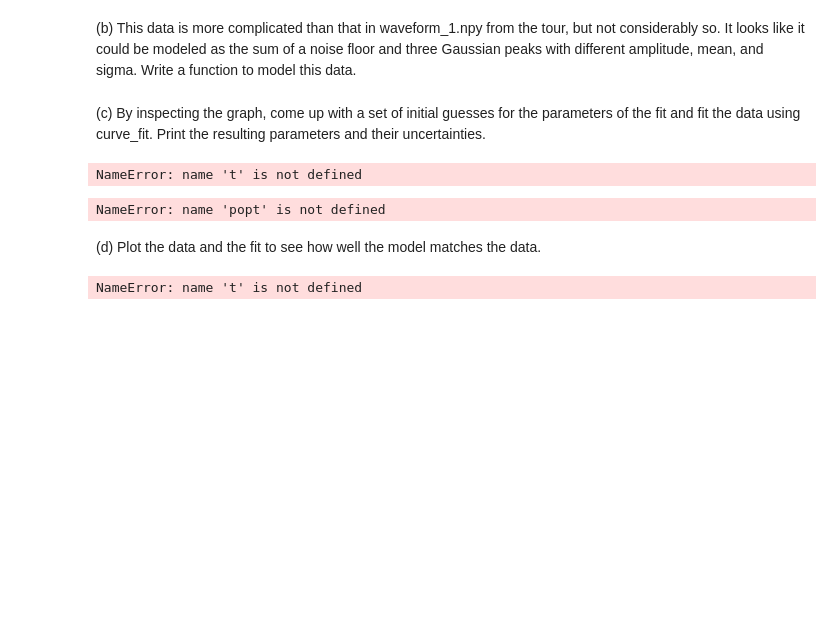
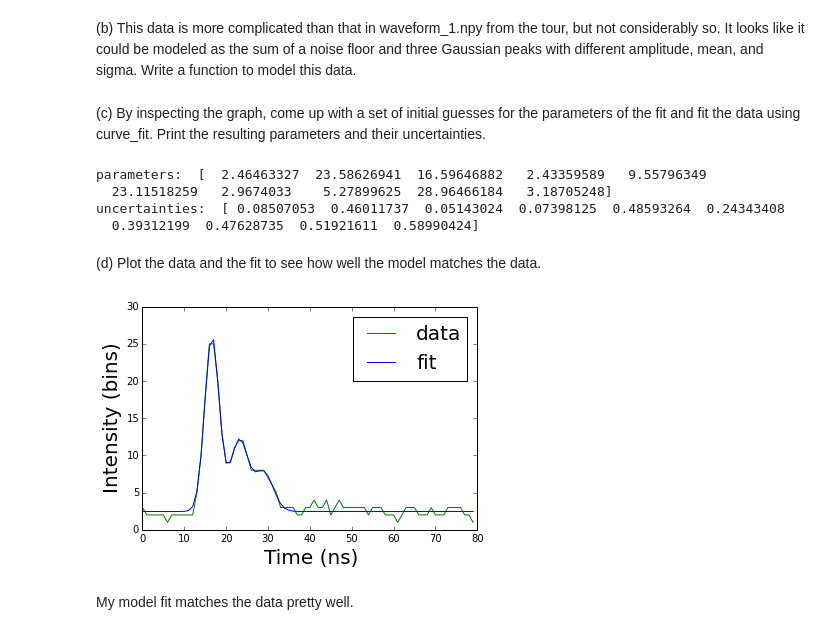
Before and after one commit to dvaage/PHYS202-S14, a Jupyter notebook: SciPy/OptimizationExercises.ipynb, the cells around one changed output. Saved outputs shown, nothing was run; the diff lists cells and outputs as text; code cells hidden in the pictures; blank space fills up the shorter version.

```diff
--- a/SciPy/OptimizationExercises.ipynb
+++ b/SciPy/OptimizationExercises.ipynb
@@ -130,9 +130,7 @@ def Model(t, B, A, mu, sigma,A2, mu2, sigma2,A3, mu3, sigma3):
 x1 = array([2.,25.,17.,1.,12.,22.,1.,8.,28.,1.])
 # %%
 #using curve_fit from scipy
-popt,pcov = curve_fit(Model,t,data,x1)
+popt,pcov = curve_fit(Model,t,waveform2,x1)
-# %% [output]
-NameError: name 't' is not defined
 # %%
 #printing out the parameters and their respective uncertanties
 punc = zeros(len(popt))
@@ -141,17 +139,20 @@ for i in arange(0,len(popt)):
 print "parameters: ", popt
 print "uncertainties: ", punc
 # %% [output]
-NameError: name 'popt' is not defined
+parameters:  [  2.46463327  23.58626941  16.59646882   2.43359589   9.55796349
+  23.11518259   2.9674033    5.27899625  28.96466184   3.18705248]
+uncertainties:  [ 0.08507053  0.46011737  0.05143024  0.07398125  0.48593264  0.24343408
+  0.39312199  0.47628735  0.51921611  0.58990424]
 # %% [markdown]
 (d) Plot the data and the fit to see how well the model matches the data.
 # %%
 #plotting the data versus the curve_fit over time
-plt.plot(t, data,label="data",color="Green")
+plt.plot(t, waveform2,label="data",color="Green")
 plt.plot(t, Model(t, popt[0],popt[1],popt[2],popt[3],popt[4],\
                   popt[5],popt[6],popt[7],popt[8],popt[9]),"r-",label="fit",color="blue")
 plt.legend(loc="best",fontsize=20)
 plt.xlabel("Time (ns)",fontsize=20)
 plt.ylabel("Intensity (bins)",fontsize=20)
 plt.show()
 # %% [output]
-NameError: name 't' is not defined
+[figure, added]
@@ -159,0 +159,2 @@ My model fit matches the data pretty well.
+# %% [markdown]
+My model fit matches the data pretty well.
```
Also changed, not shown: parts of 4 cells of this notebook, 1 other file.
